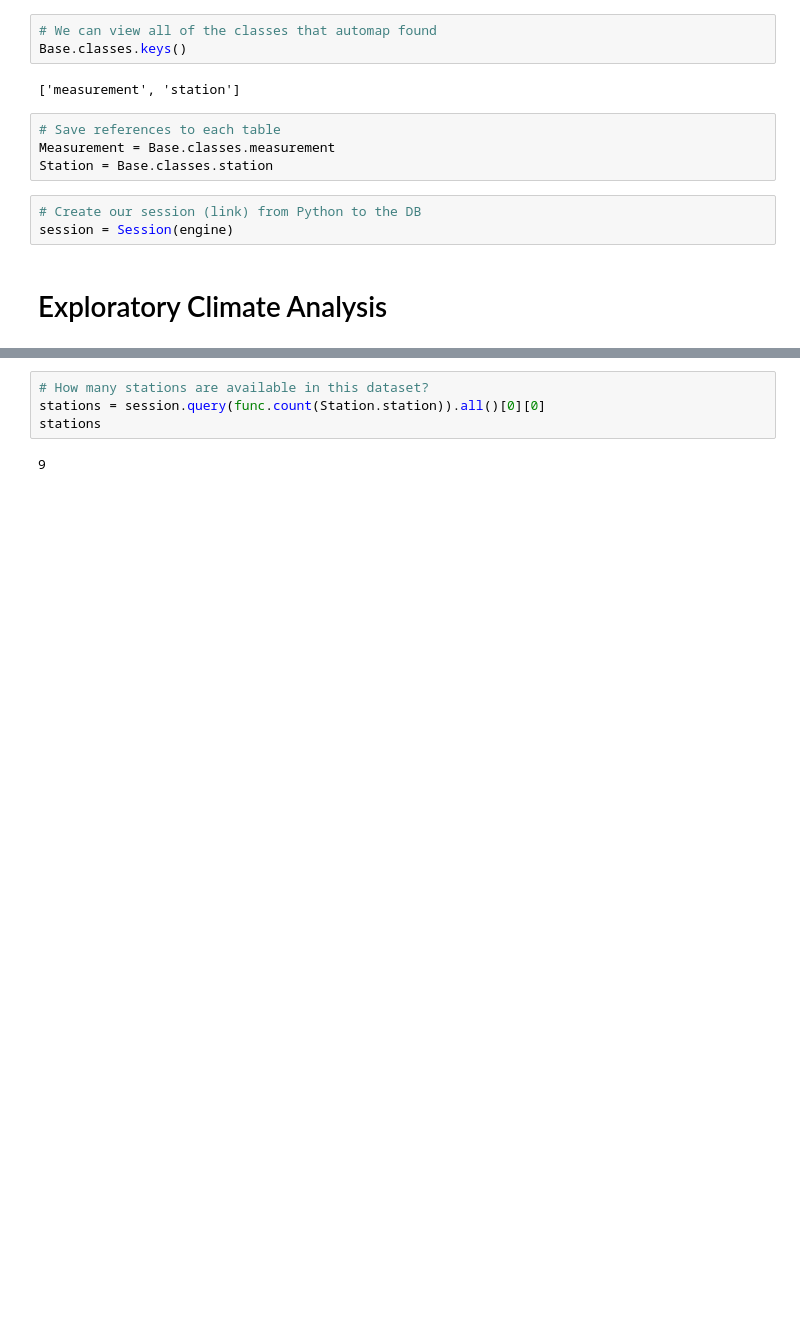
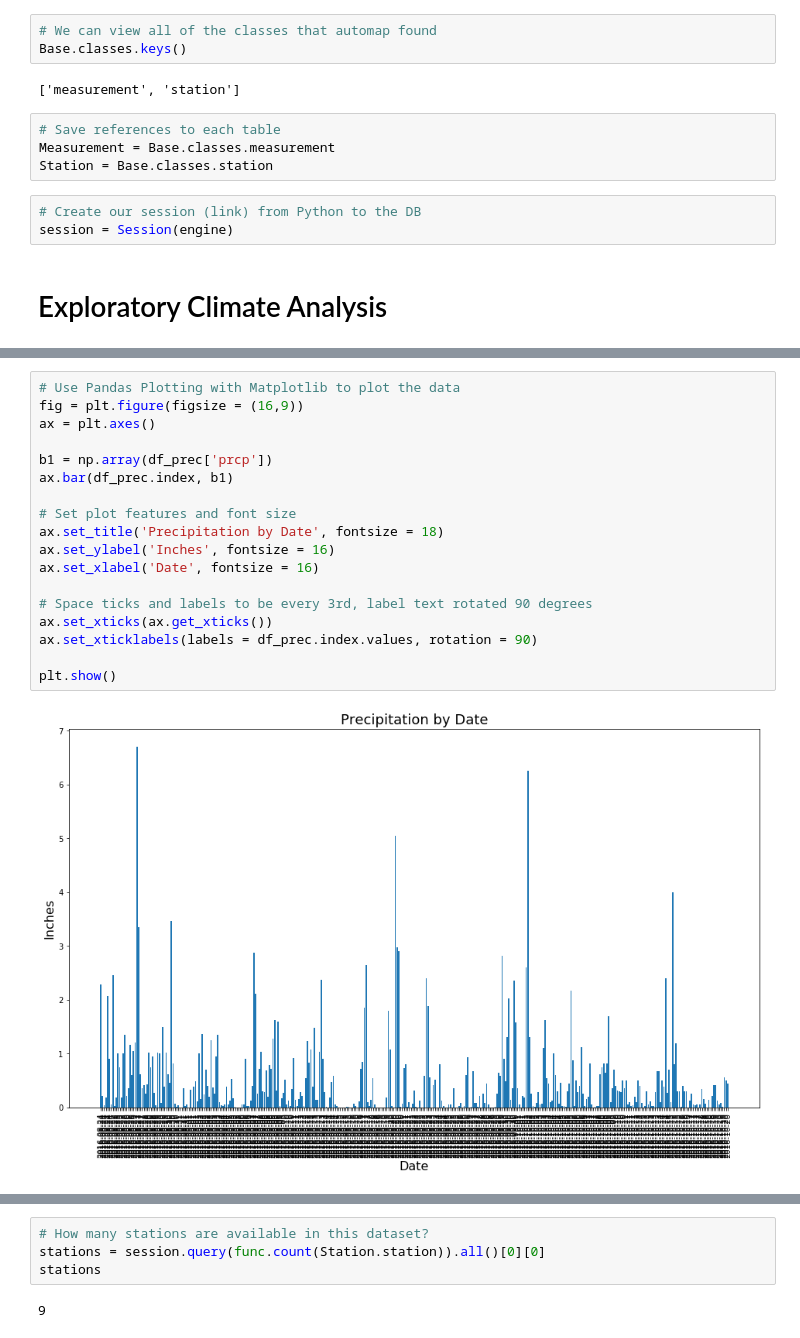
Before and after one commit to bowielh/11_ADSR, a Jupyter notebook: climate.ipynb, the cells around one changed output, grey strips where cells are left out. Saved outputs shown, nothing was run; the diff lists cells and outputs as text; blank space fills up the shorter version.

```diff
--- a/climate.ipynb
+++ b/climate.ipynb
@@ -77,3 +78,23 @@ plt.show()
+# %%
+# Use Pandas Plotting with Matplotlib to plot the data
+fig = plt.figure(figsize = (16,9))
+ax = plt.axes()
+
+b1 = np.array(df_prec['prcp'])
+ax.bar(df_prec.index, b1)
+
+# Set plot features and font size
+ax.set_title('Precipitation by Date', fontsize = 18)
+ax.set_ylabel('Inches', fontsize = 16)
+ax.set_xlabel('Date', fontsize = 16)
+
+# Space ticks and labels to be every 3rd, label text rotated 90 degrees
+ax.set_xticks(ax.get_xticks())
+ax.set_xticklabels(labels = df_prec.index.values, rotation = 90)
+
+plt.show()
+# %% [output]
+[figure, added]
 # %%
 # Use Pandas to calcualte the summary statistics for the precipitation data
 df_prec.describe()
```
Also changed, not shown: parts of 4 cells of this notebook.
